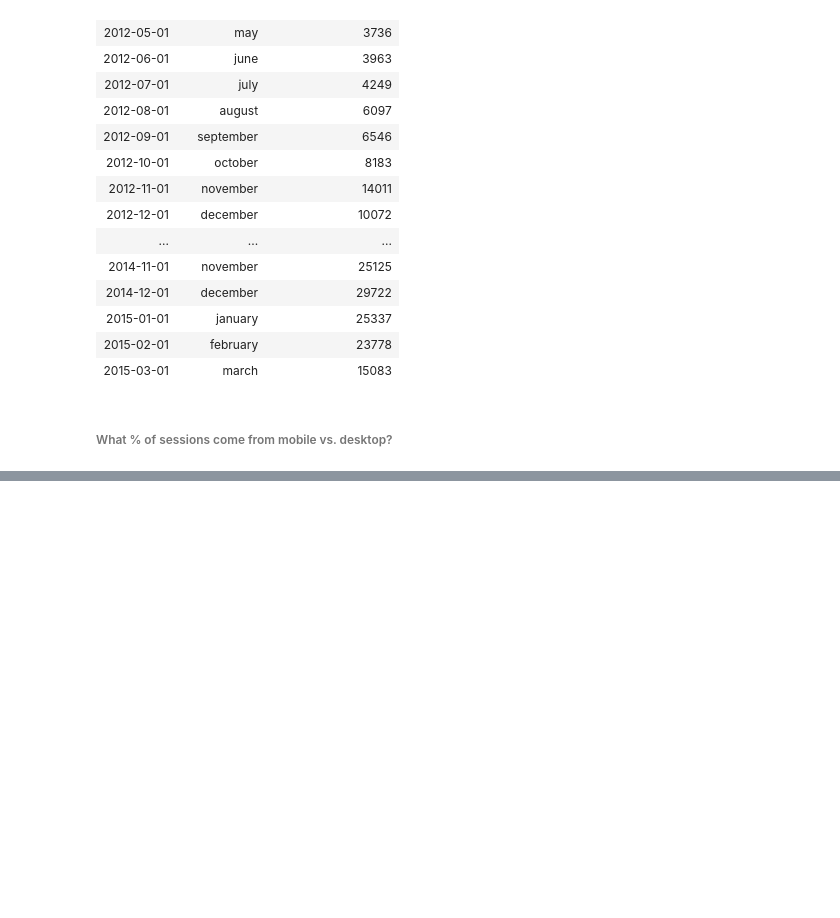
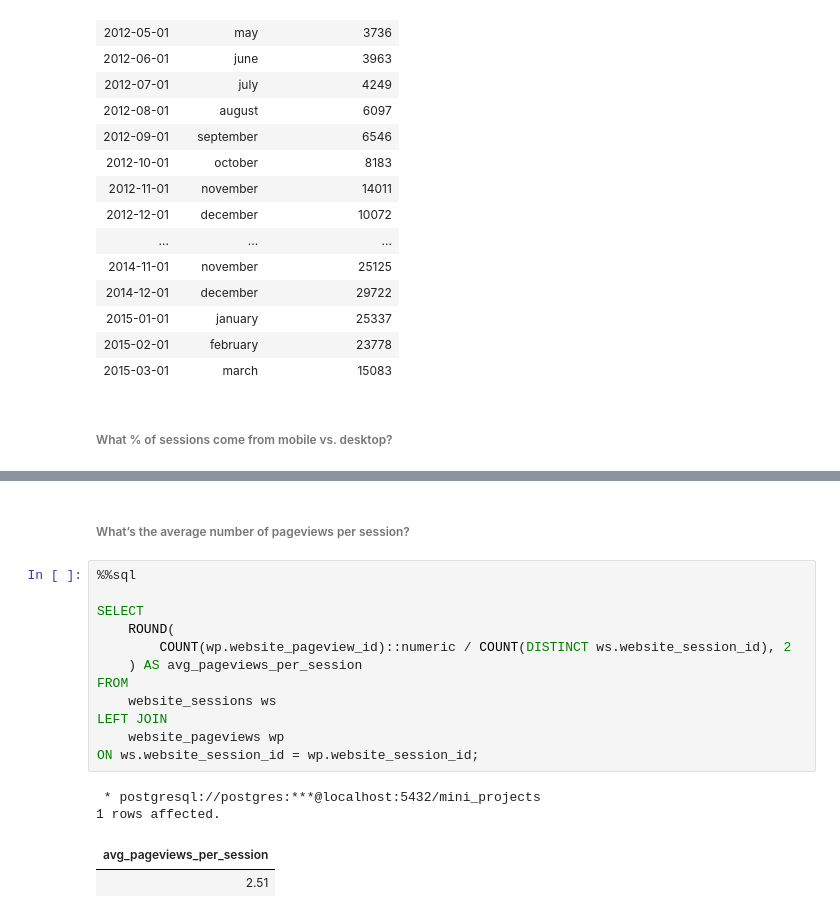
Before and after one commit to Ronald116/Data-Analysis-Projects, a Jupyter notebook: SQL/Maven_Toy_Factory/analysis.ipynb, the cells around one changed output, grey strips where cells are left out. Saved outputs shown, nothing was run; the diff lists cells and outputs as text; blank space fills up the shorter version.

```diff
--- a/SQL/Maven_Toy_Factory/analysis.ipynb
+++ b/SQL/Maven_Toy_Factory/analysis.ipynb
@@ -367,0 +391,19 @@ ORDER BY
+# %% [markdown]
+###### What’s the average number of pageviews per session?
+# %%
+%%sql
+
+SELECT
+    ROUND(
+        COUNT(wp.website_pageview_id)::numeric / COUNT(DISTINCT ws.website_session_id), 2
+    ) AS avg_pageviews_per_session
+FROM
+    website_sessions ws
+LEFT JOIN
+    website_pageviews wp
+ON ws.website_session_id = wp.website_session_id;
+# %% [output]
+ * postgresql://postgres:***@localhost:5432/mini_projects
+1 rows affected.
+| avg_pageviews_per_session |
+| 2.51 |
```
Also changed, not shown: parts of 3 cells of this notebook.
